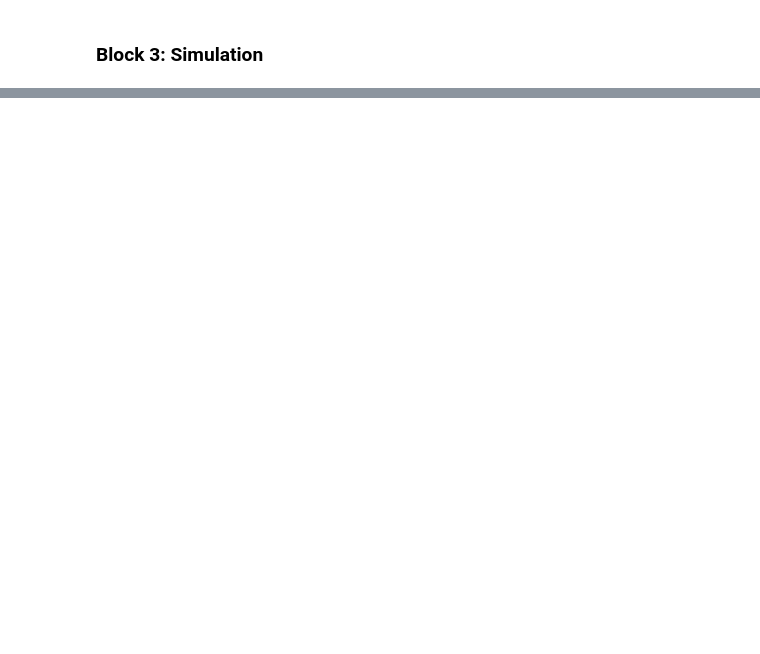
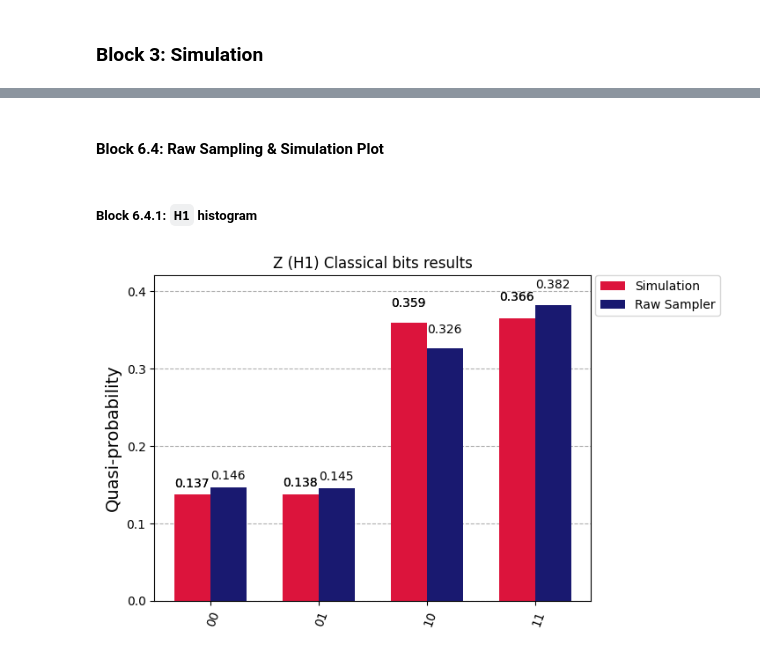
Before and after one commit to Amir1603/quantum, a Jupyter notebook: ibm/redo2.ipynb, the cells around one changed output, grey strips where cells are left out. Cells and saved outputs as stored; diff of their text form; code cells hidden in the pictures; blank space fills up the shorter version.

```diff
--- a/ibm/redo2.ipynb
+++ b/ibm/redo2.ipynb
@@ -87 +123,7 @@ circuit_drawer(qc, output='mpl')
+# %%
+h1_counts_sim = run_sim(qc_h1)
+v_counts_sim = run_sim(qc_v)
+
+h1_counts_sim = {k.removeprefix('00 '): v for k, v in h1_counts_sim.items()}
+v_counts_sim = {k.removeprefix('00 '): v for k, v in v_counts_sim.items()}
 # %% [markdown]
@@ -252,14 +172,3 @@ raw_result_h1 = raw_job_h1.result()
-# %%
-v = SparsePauliOp.from_list([("XX", 2 * k), ("II", 2 * k**2 / np.sqrt(h**2 + k**2))])
-v.apply_layout(layout=qc_v_transpiled.layout)
-
-# Initialize the Sampler
-sampler = BackendSamplerV2(backend=backend)
-
-# Run the circuits and get quasi-probabilities
-pub_v = (qc_v_transpiled, [v], None)
-raw_job_v = sampler.run([qc_v_transpiled])
-raw_result_v = raw_job_v.result()
 # %%
 h1_counts_hw = raw_result_h1._pub_results[0].data.c.get_counts()
 
@@ -289,0 +261,14 @@ print(f'<H1> = {z_expectation}\t<V> = {xx_expectation}\t<E1> = {E1}')
+# %% [markdown]
+#### Block 6.4: Raw Sampling & Simulation Plot
+# %% [markdown]
+##### Block 6.4.1: `H1` histogram
+# %%
+legend = ['Simulation', 'Raw Sampler']
+
+h1_prob_sim = {k: v / total_shots for k, v in h1_counts_sim.items()}
+h1_prob_hw = {k: v / total_shots for k, v in h1_counts_hw.items()}
+
+plot_histogram([h1_prob_sim, h1_prob_hw], legend=legend, color=['crimson','midnightblue'],
+                title="Z (H1) Classical bits results")
+# %% [output]
+[figure, added]
```
Also changed, not shown: parts of 57 cells of this notebook, 1 other file.
